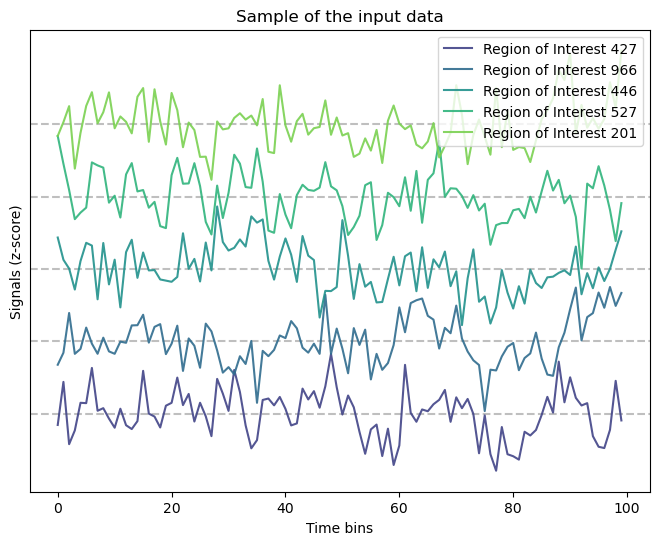
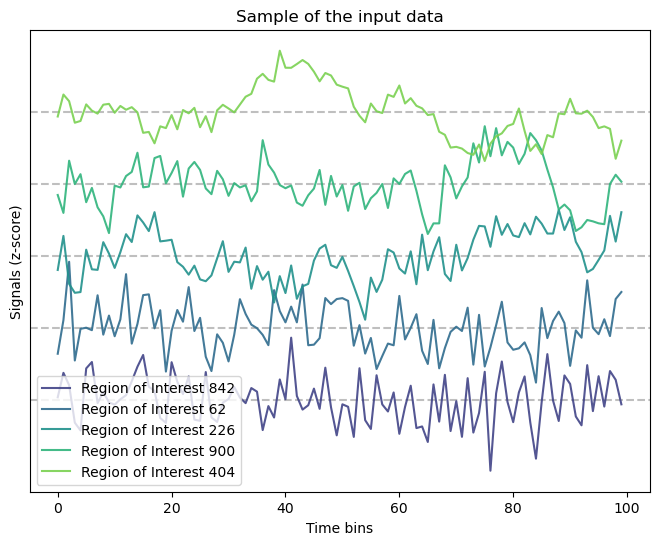
The change to this notebook cell's code, shown as a diff; its figure went from the first image to the second:
--- before
+++ after
@@ -25,6 +25,7 @@
 colors = plt.cm.viridis(np.linspace(0.2, 0.8, 5))
 some_bins = np.arange(100)
-for n, i in enumerate(np.random.choice(data.shape[0], size=5, replace=False)):
-    plt.axhline(y=3*n+np.mean(zscore(data[i][some_bins])), color='gray', linestyle='--', alpha=0.5)
+some_rois = np.random.choice(data.shape[0], size=5, replace=False)
+for n, i in enumerate(some_rois):
+    plt.axhline(y=3*n, color='gray', linestyle='--', alpha=0.5)
     plt.plot(some_bins, 3*n + zscore(data[i][some_bins]), color=colors[n % len(colors)], alpha=0.9, label=f"Region of Interest {i+1}")
 plt.legend()

Commit: separated dataset downloading functions into a new file called datasets.py.